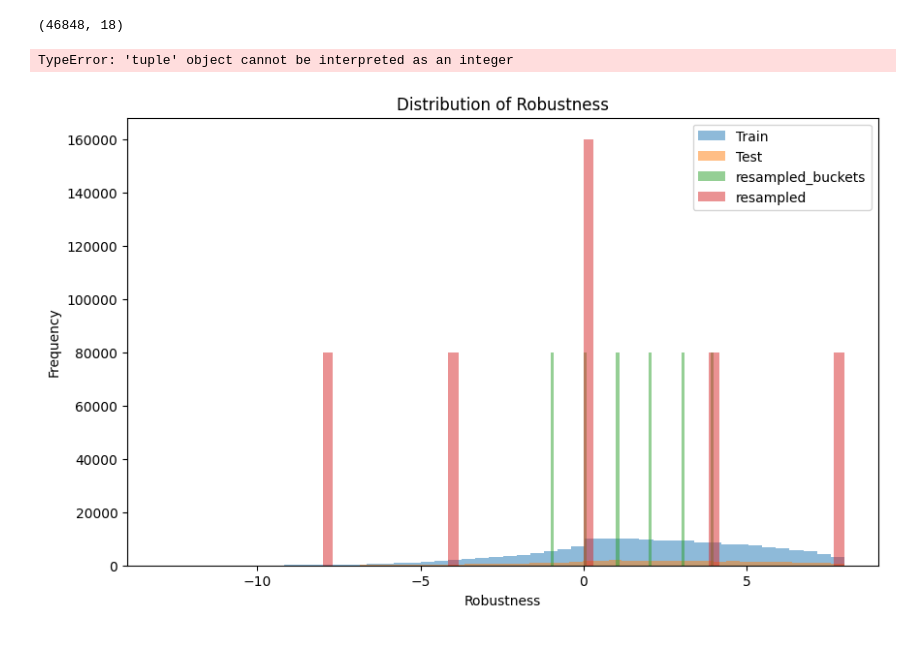
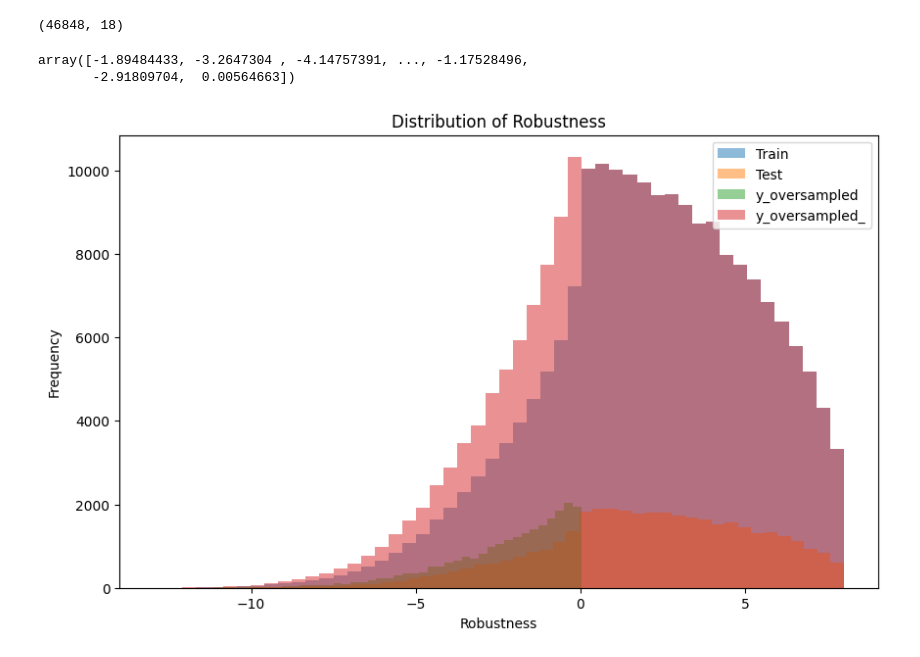
Before and after one commit to koh-ts/DeepBern-Nets, a Jupyter notebook: data_check.ipynb, the cells around one changed output. Saved outputs shown, nothing was run; the diff lists cells and outputs as text; code cells hidden in the pictures.

```diff
--- a/data_check.ipynb
+++ b/data_check.ipynb
@@ -62,40 +62,50 @@ array([[ 7.25115661e+00,  5.06009895e-01,  2.51856618e-01, ...,
        [ 1.33697727e-01,  7.91413582e-01,  9.41145219e-01, ...,
          3.80170240e+01,  4.56922220e+01,  2.53587627e+00]])
 # %%
-# X_train = feature_vec_train[:, :-1]  # 特徴量
-# y_train = feature_vec_train[:, -1]  # ラベル
+X_train = feature_vec_train[:, :-1]  # 特徴量
+y_train = feature_vec_train[:, -1]  # ラベル
 negative_y = feature_vec_train[feature_vec_train[:,-1] < 0]
-X_train = negative_y[:, :-1]  # 特徴量
-y_train = negative_y[:, -1]  # ラベル
+X_negative = negative_y[:, :-1]  # 特徴量
+y_negative = negative_y[:, -1]  # ラベル
 # %%
 negative_y.shape
 # %% [output]
 (46848, 18)
-# %%
-import numpy as np
-
-def add_noise(series, noise_level=0.01):
-    return series + noise_level * np.random.randn(len(series))
-
-X_augmented = add_noise(X_train)
-y_augmented = add_noise(y_train)
-# %% [output]
-TypeError: 'tuple' object cannot be interpreted as an integer
+# %%
+# 追加したいサンプル数を設定（例: 元の負のサンプル数の50%を追加）
+additional_samples = int(0.5 * X_negative.shape[0])
+
+# ランダムにサンプルを複製（リプレースメントあり）
+indices = np.random.choice(X_negative.shape[0], size=additional_samples, replace=True)
+X_oversampled = X_negative[indices]
+y_oversampled = y_negative[indices]
+
+# 特徴量にノイズを追加（ノイズレベルを調整可能）
+noise_level = 0.01  # ノイズの強さ
+X_oversampled += noise_level * np.random.randn(*X_oversampled.shape)
+
+# ターゲット変数にも少量のノイズを追加
+y_oversampled += noise_level * np.random.randn(*y_oversampled.shape)
+# %%
+y_oversampled
+# %% [output]
+array([-1.89484433, -3.2647304 , -4.14757391, ..., -1.17528496,
+       -2.91809704,  0.00564663])
 # %%
 # Extract robustness values from feature_vec_train and feature_vec_test
 robustness_train = [vec[-1] for vec in feature_vec_train]
 robustness_test = [vec[-1] for vec in feature_vec_test]
 
 # Plot histogram
 plt.figure(figsize=(10, 6))
 plt.hist(robustness_train, bins=50, alpha=0.5, label='Train')
 plt.hist(robustness_test, bins=50, alpha=0.5, label='Test')
-plt.hist(y_resampled_buckets, bins=50, alpha=0.5, label='resampled_buckets')
-plt.hist(y_resampled, bins=50, alpha=0.5, label='resampled')
+plt.hist(y_oversampled, bins=50, alpha=0.5, label='y_oversampled')
+plt.hist(robustness_train+y_oversampled.tolist(), bins=50, alpha=0.5, label='y_oversampled_')
 plt.xlabel('Robustness')
 plt.ylabel('Frequency')
 plt.title('Distribution of Robustness')
 plt.legend(loc='upper right')
 plt.show()
 # %% [output]
-[figure, old version]
+[figure, new version]
```
Also changed, not shown: 7 other files.
